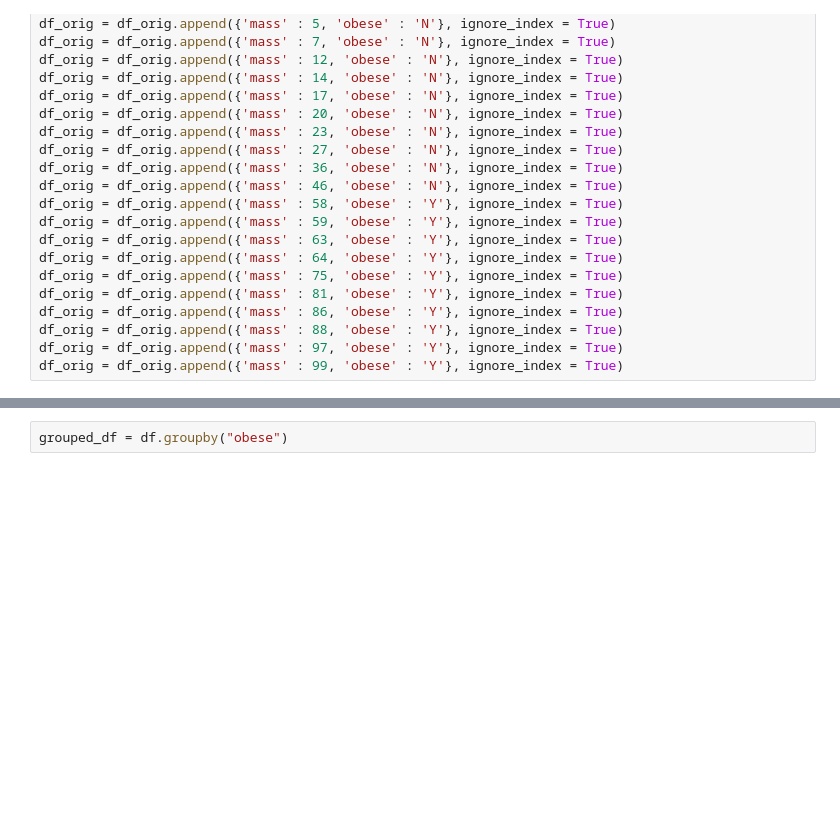
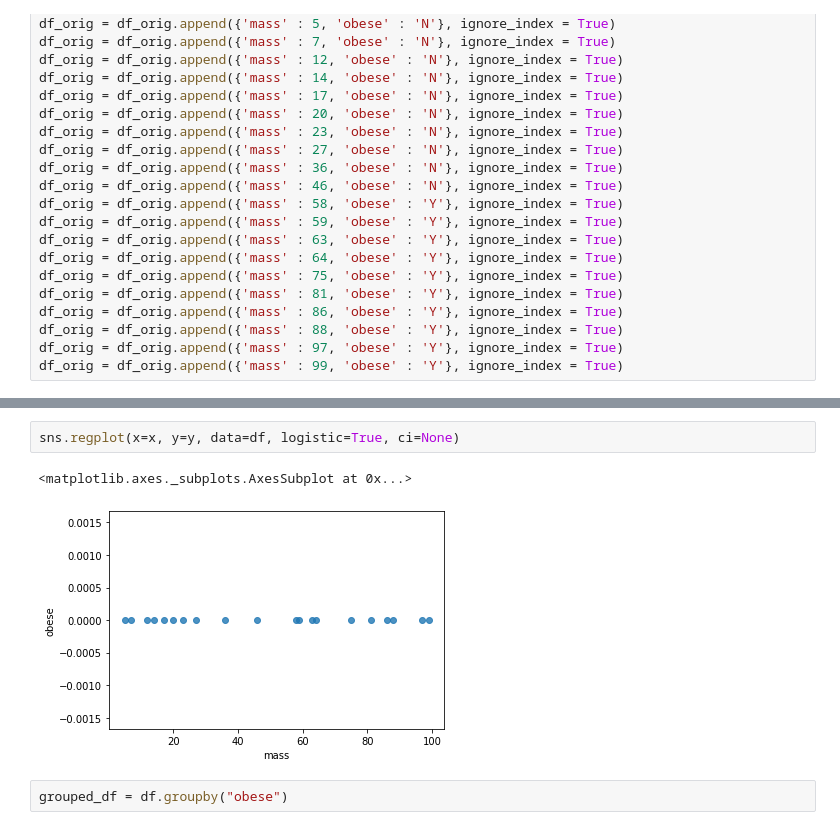
Before and after one commit to SandeepGaadhe/DataScience, a Jupyter notebook: code/stat_quest/support_vector_machines/support_vector_machines.ipynb, the cells around one changed output, grey strips where cells are left out. Cells and saved outputs as stored; diff of their text form; blank space fills up the shorter version.

```diff
--- a/code/stat_quest/support_vector_machines/support_vector_machines.ipynb
+++ b/code/stat_quest/support_vector_machines/support_vector_machines.ipynb
@@ -47,3 +96,8 @@ df = df_orig.copy()
+# %%
+sns.regplot(x=x, y=y, data=df, logistic=True, ci=None)
+# %% [output]
+<matplotlib.axes._subplots.AxesSubplot at 0x...>
+[figure, added]
 # %%
 grouped_df = df.groupby("obese")
 # %%
```
Also changed, not shown: parts of 7 cells of this notebook, 4 other files.
